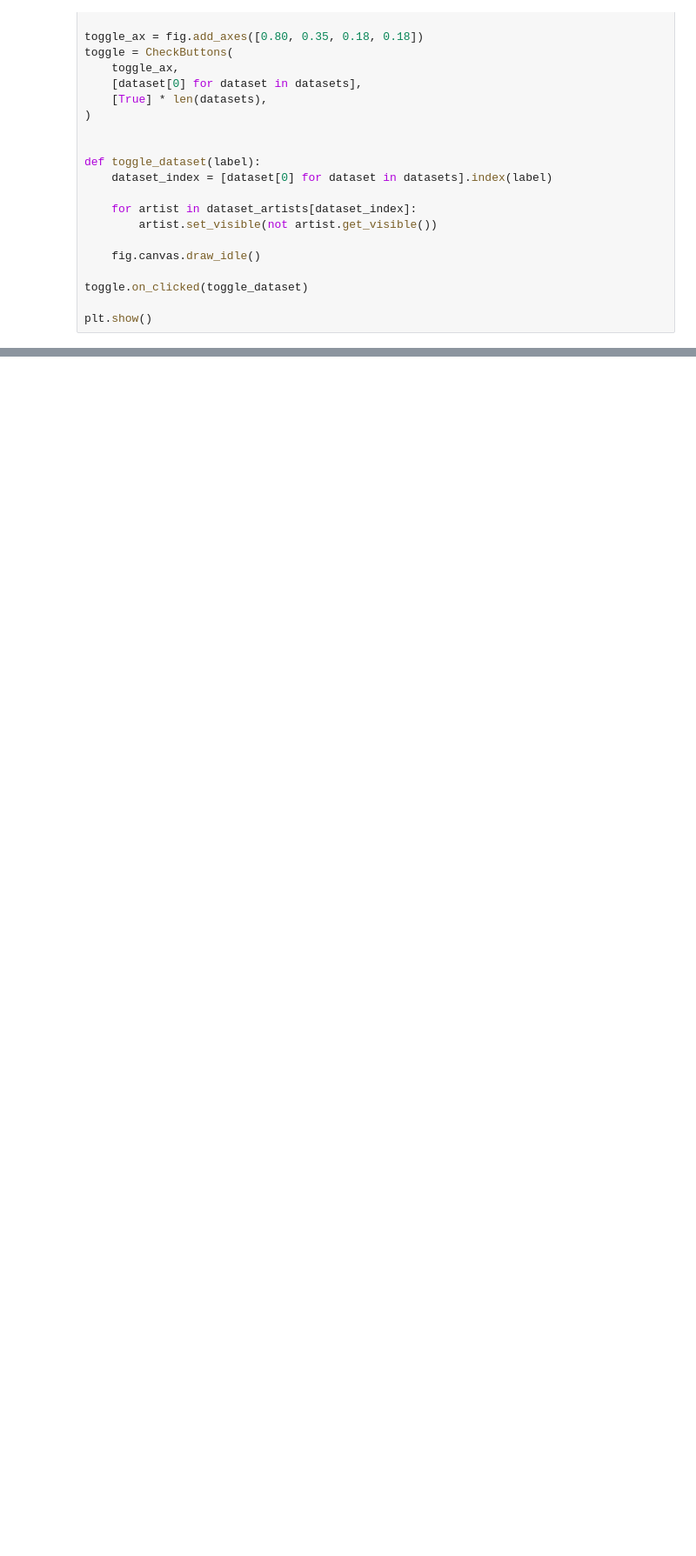
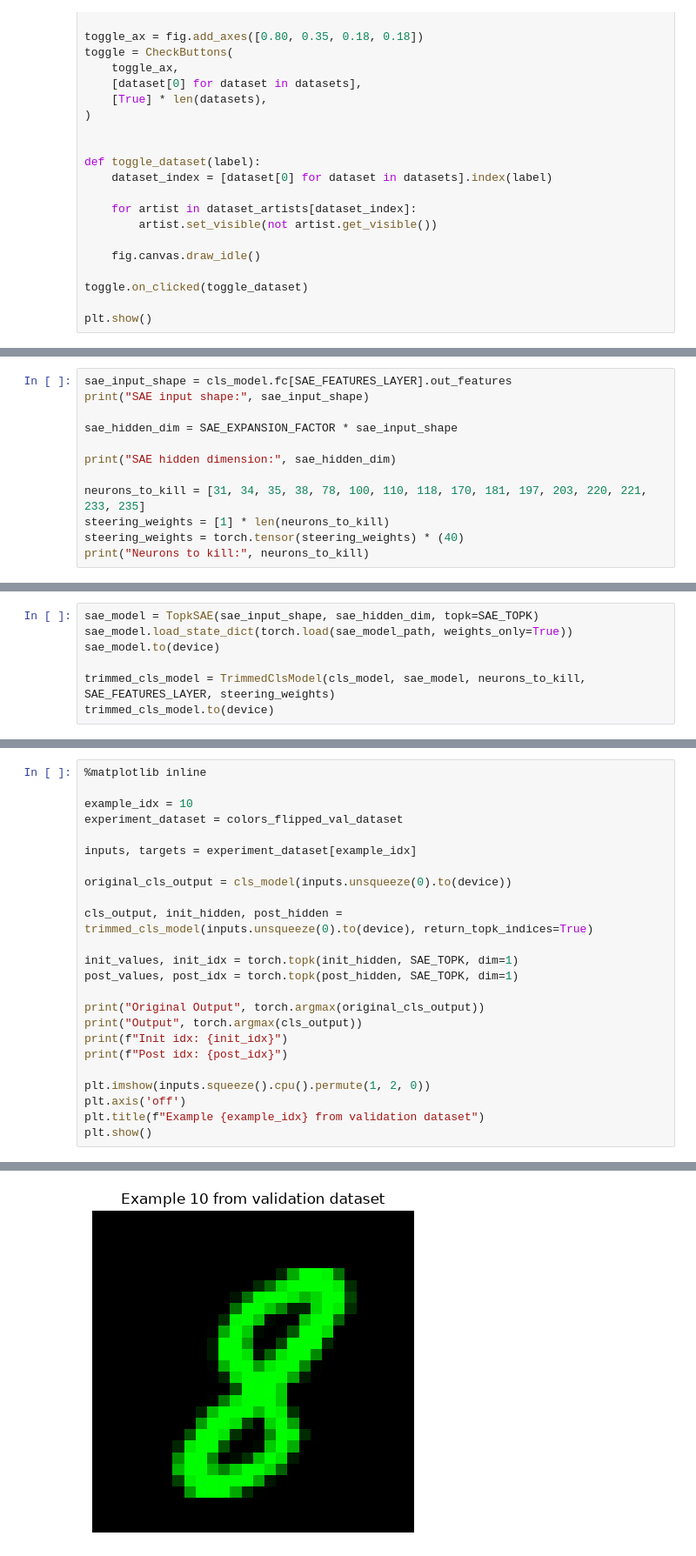
Before and after one commit to PyroX2/Sparse-Autoencoders-for-Vision-in-Pytorch, a Jupyter notebook: notebooks/pca_viz.ipynb, the cells around one changed output, grey strips where cells are left out. Shown at 87% size. Drawn from its saved outputs; the diff is of its cells as text; blank space fills up the shorter version.

Commit message:
Present example of cls model embedding modification using direction specified by SAE and plot in in PCA space

```diff
--- a/notebooks/pca_viz.ipynb
+++ b/notebooks/pca_viz.ipynb
@@ -200,0 +207,12 @@ plt.show()
+# %%
+sae_input_shape = cls_model.fc[SAE_FEATURES_LAYER].out_features
+print("SAE input shape:", sae_input_shape)
+
+sae_hidden_dim = SAE_EXPANSION_FACTOR * sae_input_shape
+
+print("SAE hidden dimension:", sae_hidden_dim)
+
+neurons_to_kill = [31, 34, 35, 38, 78, 100, 110, 118, 170, 181, 197, 203, 220, 221, 233, 235]
+steering_weights = [1] * len(neurons_to_kill)
+steering_weights = torch.tensor(steering_weights) * (40)
+print("Neurons to kill:", neurons_to_kill)
@@ -200,0 +223,7 @@ plt.show()
+# %%
+sae_model = TopkSAE(sae_input_shape, sae_hidden_dim, topk=SAE_TOPK)
+sae_model.load_state_dict(torch.load(sae_model_path, weights_only=True))
+sae_model.to(device)
+
+trimmed_cls_model = TrimmedClsModel(cls_model, sae_model, neurons_to_kill, SAE_FEATURES_LAYER, steering_weights)
+trimmed_cls_model.to(device)
@@ -200,0 +248,25 @@ plt.show()
+# %%
+%matplotlib inline
+
+example_idx = 10
+experiment_dataset = colors_flipped_val_dataset
+
+inputs, targets = experiment_dataset[example_idx]
+
+original_cls_output = cls_model(inputs.unsqueeze(0).to(device))
+
+cls_output, init_hidden, post_hidden = trimmed_cls_model(inputs.unsqueeze(0).to(device), return_topk_indices=True)
+
+init_values, init_idx = torch.topk(init_hidden, SAE_TOPK, dim=1)
+post_values, post_idx = torch.topk(post_hidden, SAE_TOPK, dim=1)
+
+print("Original Output", torch.argmax(original_cls_output))
+print("Output", torch.argmax(cls_output))
+print(f"Init idx: {init_idx}")
+print(f"Post idx: {post_idx}")
+
+plt.imshow(inputs.squeeze().cpu().permute(1, 2, 0))
+plt.axis('off')
+plt.title(f"Example {example_idx} from validation dataset")
+plt.show()
+# %% [output]
@@ -200,0 +277 @@ plt.show()
+[figure, added]
```
Also changed, not shown: parts of 9 cells of this notebook.
